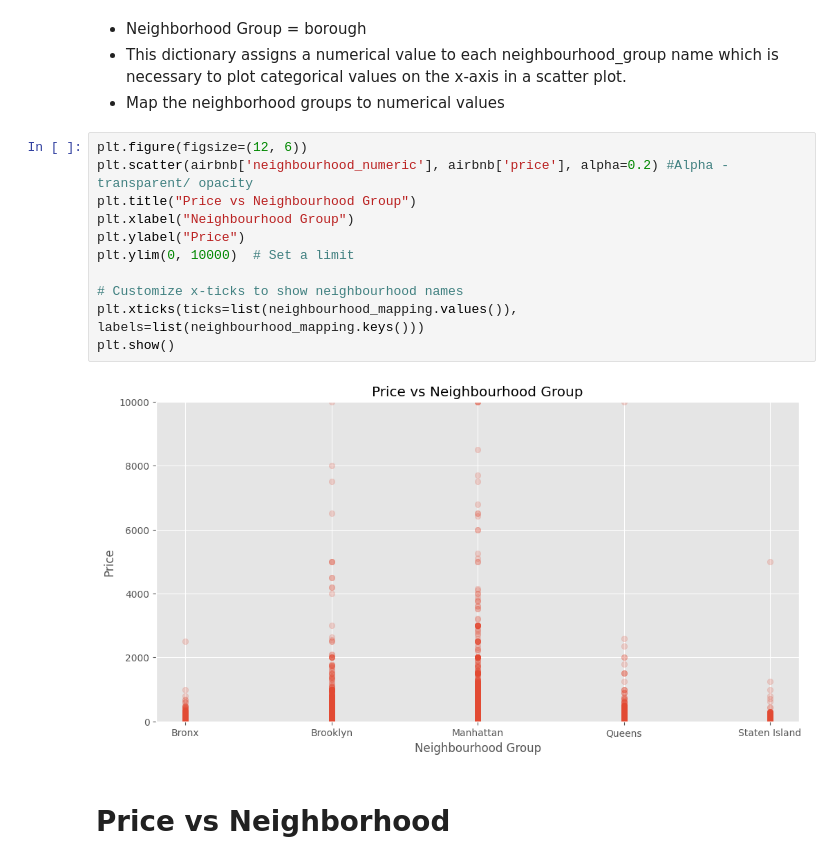
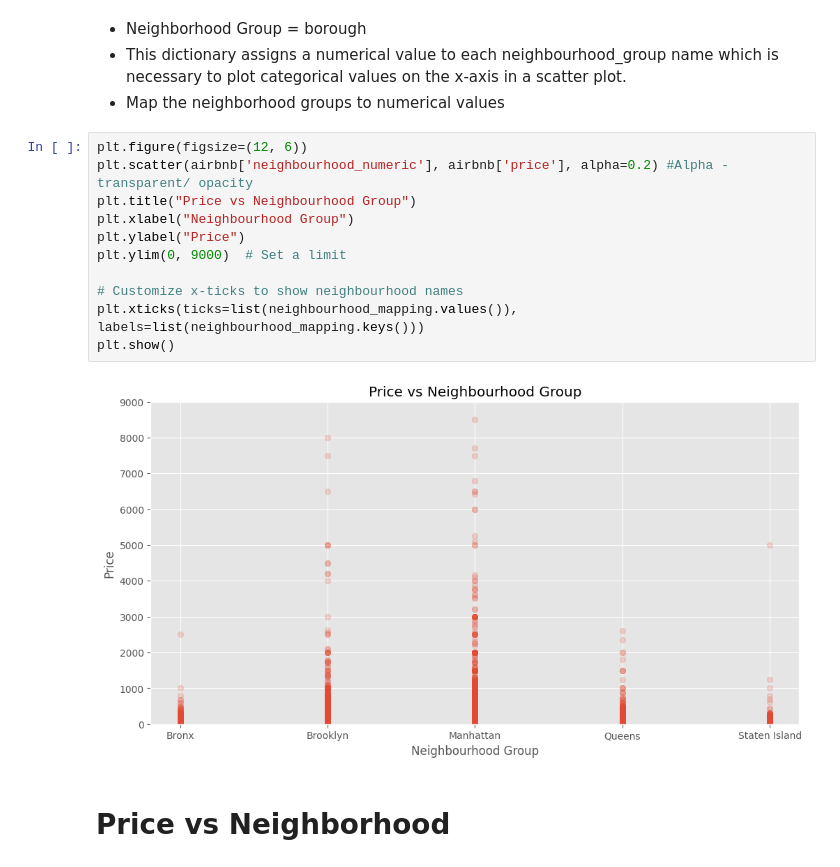
Before and after one commit to PanithanPenny/ProgrammingWithData, a Jupyter notebook: Midterm_Penny.ipynb, the cells around one changed output. Drawn from its saved outputs; the diff is of its cells as text.

```diff
--- a/Midterm_Penny.ipynb
+++ b/Midterm_Penny.ipynb
@@ -119,16 +118,16 @@ airbnb['neighbourhood_numeric'] = airbnb['neighbourhood_group'].map(neighbourhoo
 # %%
 plt.figure(figsize=(12, 6))
 plt.scatter(airbnb['neighbourhood_numeric'], airbnb['price'], alpha=0.2) #Alpha - transparent/ opacity
 plt.title("Price vs Neighbourhood Group")
 plt.xlabel("Neighbourhood Group")
 plt.ylabel("Price")
-plt.ylim(0, 10000)  # Set a limit
+plt.ylim(0, 9000)  # Set a limit
 
 # Customize x-ticks to show neighbourhood names
 plt.xticks(ticks=list(neighbourhood_mapping.values()), labels=list(neighbourhood_mapping.keys()))
 plt.show()
 # %% [output]
-[figure, old version]
+[figure, new version]
 # %% [markdown]
 # Price vs Neighborhood
 # %%
```
Also changed, not shown: parts of 4 cells of this notebook.
